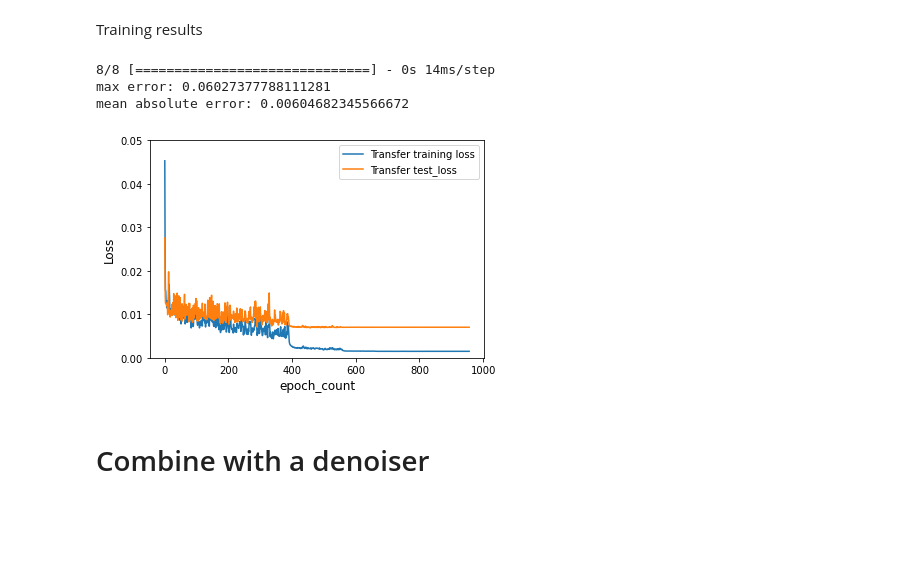
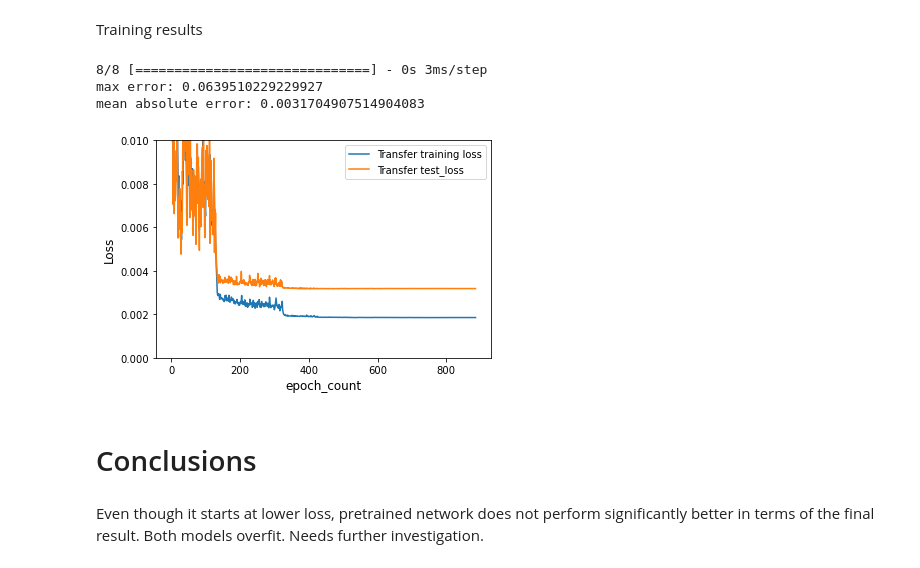
Before and after one commit to tretyakovmipt/atomic_magnetometry_DL, a Jupyter notebook: Training/transfer-learning.ipynb, the cells around one changed output. Cells and saved outputs as stored; diff of their text form; code cells hidden in the pictures; blank space fills up the shorter version.

```diff
--- a/Training/transfer-learning.ipynb
+++ b/Training/transfer-learning.ipynb
@@ -44,8 +51,8 @@ X_val, Y_val = X_val[m_test], Y_val[m_test]
 # %% [markdown]
 Reshape X for CNN
 # %%
-X_train = X_train[:, :, np.newaxis]
-X_val = X_val[:, :, np.newaxis]
+X_train_N = X_train_N[:, :, np.newaxis]
+X_val_N = X_val_N[:, :, np.newaxis]
 # %% [markdown]
 Introduce training callbacks
 # %%
@@ -59,5 +61,0 @@ Load and train the model
-# %%
-model_finetuned_cavity = keras.models.load_model('model_pretrained.h5')
-model_finetuned_cavity.compile(loss='mae', optimizer=keras.optimizers.Adam(), metrics=['mae'])
-
-history_finetuned_cavity = model_finetuned_cavity.fit(X_train, Y_train, epochs=2000, validation_data=(X_val, Y_val), batch_size=32, callbacks=cb_list)
@@ -178,11 +106,11 @@ mean absolute error: 0.0069131262238848286
 # %% [markdown]
 Load and train
 # %%
-pretrained_model_N = keras.models.load_model('model_pretrained.h5')
-pretrained_model_N.compile(loss='mae', optimizer=keras.optimizers.Adam(),
-                           metrics=['mae'])  #loss functions are given for two output neurons
+pretrained_model = keras.models.load_model('model_pretrained.h5')
+pretrained_model.compile(loss='mae', optimizer=keras.optimizers.Adam(),
+                         metrics=['mae'])  #loss functions are given for two output neurons
 # %% [markdown]
 Train
 # %%
-pretrained_model_N.compile(loss='mae', optimizer=keras.optimizers.Adam(), metrics=['mae'])
-history_finetuned_cavity = pretrained_model_N.fit(X_train_N, Y_train, epochs=2000, validation_data=(X_val_N, Y_val), batch_size=32, callbacks=cb_list)
+pretrained_model.compile(loss='mae', optimizer=keras.optimizers.Adam(), metrics=['mae'])
+history_finetuned = pretrained_model.fit(X_train_N, Y_train, epochs=2000, validation_data=(X_val_N, Y_val), batch_size=32, callbacks=cb_list, verbose=False)
@@ -207,23 +117,22 @@ Epoch 957/2000
 # %% [markdown]
 Training results
 # %%
-h_finetuned_cavity = history_finetuned_cavity.history
+h_finetuned = history_finetuned.history
 training_data_finetuned_cavity = pd.DataFrame(
-    {"Transfer training loss": h_finetuned_cavity["loss"], "Transfer test_loss": h_finetuned_cavity["val_loss"]})
+    {"Transfer training loss": h_finetuned["loss"], "Transfer test_loss": h_finetuned["val_loss"]})
 training_data_finetuned_cavity.index.name = 'Transfer Epoch'
 
-fig_finetuned_cavity = training_data_finetuned_cavity.plot()
-fig_finetuned_cavity.set_xlabel(r'epoch_count', fontsize=12)
-fig_finetuned_cavity.set_ylabel(r'Loss', fontsize=12)
-fig_finetuned_cavity.set_ylim(0, 0.05)
+fig_finetuned = training_data_finetuned_cavity.plot()
+fig_finetuned.set_xlabel(r'epoch_count', fontsize=12)
+fig_finetuned.set_ylabel(r'Loss', fontsize=12)
+fig_finetuned.set_ylim(0, 0.01)
 
-y = pretrained_model.predict(X_val)
+# Calculate error
+y = pretrained_model.predict(X_val_N)
 print('max error:', np.max(np.abs(y - Y_val)))
 print('mean absolute error:', np.mean(np.sqrt((y - Y_val) ** 2)))
 # %% [output]
-8/8 [==============================] - 0s 14ms/step
-max error: 0.06027377788111281
-mean absolute error: 0.00604682345566672
+8/8 [==============================] - 0s 3ms/step
+max error: 0.0639510229229927
+mean absolute error: 0.0031704907514904083
-[figure, old version]
+[figure, new version]
-# %% [markdown]
-# Combine with a denoiser
@@ -251,0 +139,4 @@ ax.legend(loc=0)
+# %% [markdown]
+# Conclusions
+# %% [markdown]
+Even though it starts at lower loss, pretrained network does not perform significantly better in terms of the final result. Both models overfit. Needs further investigation.
```
Also changed, not shown: parts of 19 cells of this notebook.
